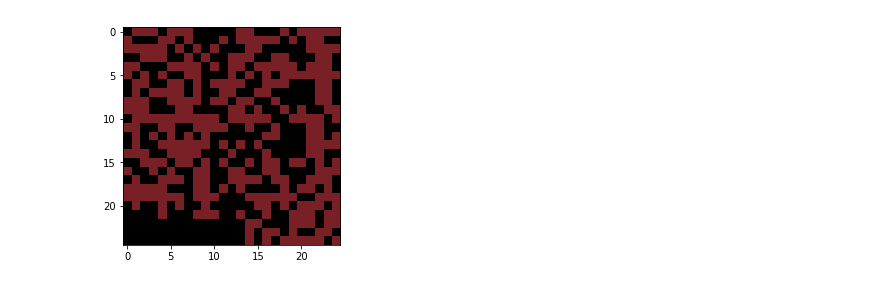
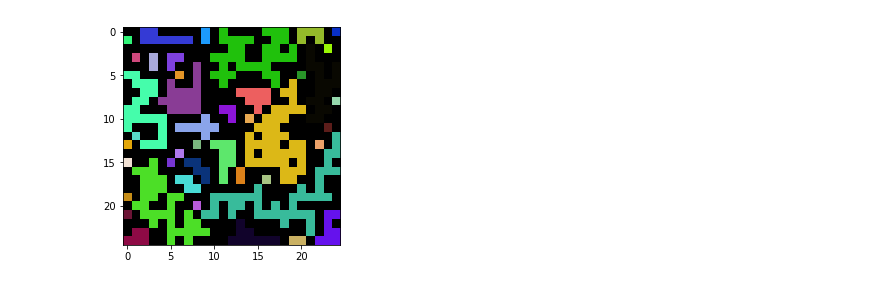
Before and after one commit to championballer/labs, a Jupyter notebook: Image Processing/Connected Components.ipynb, the cells around one changed output. Drawn from its saved outputs; the diff is of its cells as text; code cells hidden in the pictures.

Commit message:
Completed Component Labeling and Connected Components + 0 change to 1

```diff
--- a/Image Processing/Connected Components.ipynb
+++ b/Image Processing/Connected Components.ipynb
@@ -43,13 +43,30 @@ def eight_way(out, i, j, color,label):
     eight_way(out, i - 1, j + 1, color,label)
     eight_way(out, i + 1, j - 1, color,label)
     eight_way(out, i + 1, j + 1, color,label)
+# %%
+def m_conn(x1,y1,x2,y2):
+
+    four_way_n_p1 = {}
+    four_way_n_p1[(x1-1,y1-1)] = img[x1-1][y1-1]
+    four_way_n_p1[(x1-1,y1)] = img[x1-1][y1]
+    four_way_n_p1[(x1,y1-1)] = img[x1][y1-1]
+    four_way_n_p1[(x1,y1)] = img[x1][y1]
+
+    n_p2 = [(x2-1,y2-1),(x2-1,y2),(x2,y2-1),(x2,y2)]
+
+    for cord in n_p2:
+        if cord in four_way_n_p1.keys():
+            if img[cord[0]][cord[1]] == four_way_n_p1[cord]:
+                return False
+
+    return True
 # %%
 def m_way(out, i, j, color,label):
     if i<0 or i>= shp[0]:
         return
     if j<0 or j>= shp[1]:
         return
-    if vis[i][j] or img[i][j] == 0:
+    if vis[i][j] or img[i][j] == 1:
         return
 
     vis[i][j] = True
@@ -60,10 +77,15 @@ def m_way(out, i, j, color,label):
     m_way(out, i + 1, j, color,label)
     m_way(out, i, j - 1, color,label)
     m_way(out, i, j + 1, color,label)
-    m_way(out, i - 1, j - 1, color,label)
-    m_way(out, i - 1, j + 1, color,label)
-    m_way(out, i + 1, j - 1, color,label)
-    m_way(out, i + 1, j + 1, color,label)
+
+    if m_conn(i,j,i-1,j-1):
+        m_way(out, i - 1, j - 1, color,label)
+    elif m_conn(i,j,i-1,j+1):
+        m_way(out, i - 1, j + 1, color,label)
+    elif m_conn(i,j,i+1,j-1):
+        m_way(out, i + 1, j - 1, color,label)
+    elif m_conn(i,j,i+1,j+1):
+        m_way(out, i + 1, j + 1, color,label)
 # %%
 def plot(out):
     fig, ax = plt.subplots(figsize=(20,10))
@@ -87,7 +109,7 @@ labels = np.zeros(shp,dtype=int)
 label=1
 for i in range(shp[0]):
     for j in range(shp[1]):
-        if vis[i][j] or img[i][j]==0:
+        if vis[i][j] or img[i][j]==1:
             continue
 
         color = np.random.randint(0, 255, 3)
@@ -111,7 +133,7 @@ label=1
 for i in range(shp[0]):
     for j in range(shp[1]):
 
-        if vis[i][j] or img[i][j]==0:
+        if vis[i][j] or img[i][j]==1:
             continue
         color = np.random.randint(0,255,3)
         eight_way(out, i, j, color,label)
@@ -130,22 +152,22 @@ plot(out)
 # %%
 vis = np.zeros(shp, dtype=bool)
 out = np.zeros(shp + (3, ), dtype=int)
 label=1
 for i in range(shp[0]):
     for j in range(shp[1]):
-        if vis[i][j] or img[i][j]==0:
+        if vis[i][j] or img[i][j]==1:
             continue
 
-    color = np.random.randint(0, 255, 3)
-    m_way(out, i, j, color,label)
-    label+=1
+        color = np.random.randint(0, 255, 3)
+        m_way(out, i, j, color,label)
+        label+=1
 
 fig = plt.figure(400)
 fig.canvas.set_window_title('m-Way')
 plt.imshow(out)
 plt.show()
 # %% [output]
-[figure, old version]
+[figure, new version]
 # %%
 plot(out)
 # %% [output]
```
Also changed, not shown: parts of 9 cells of this notebook.
